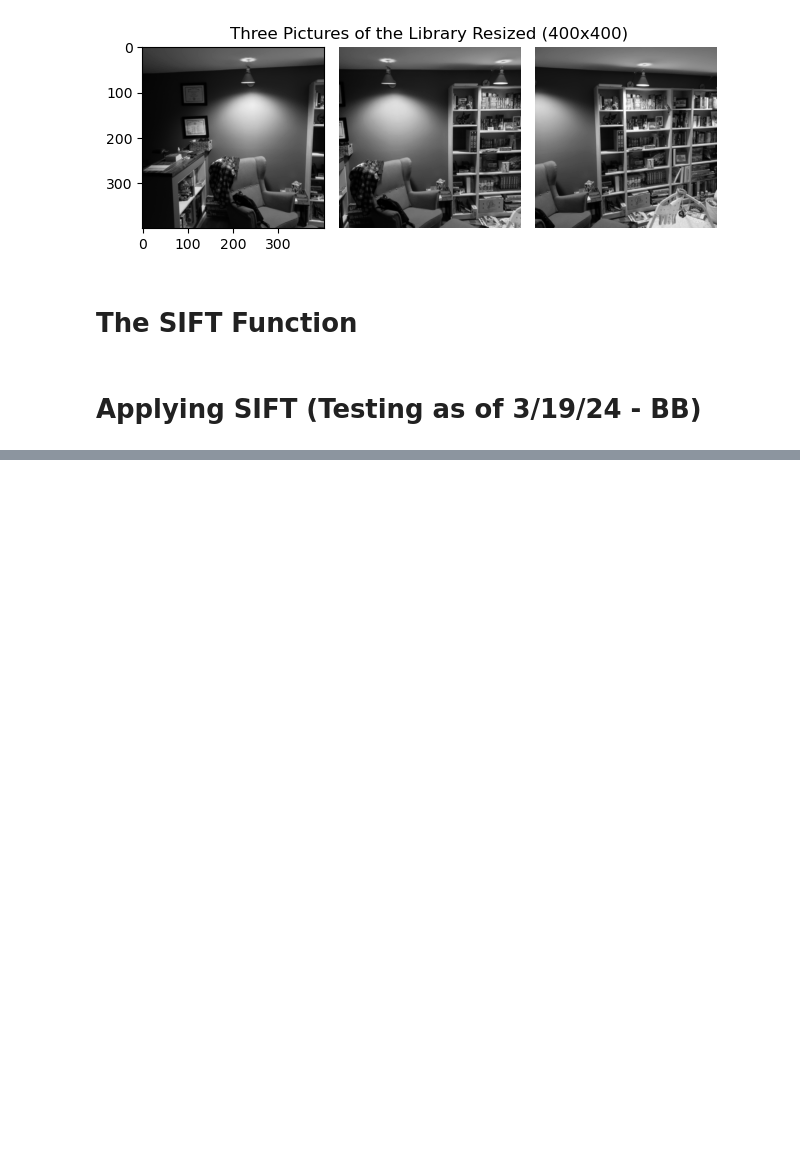
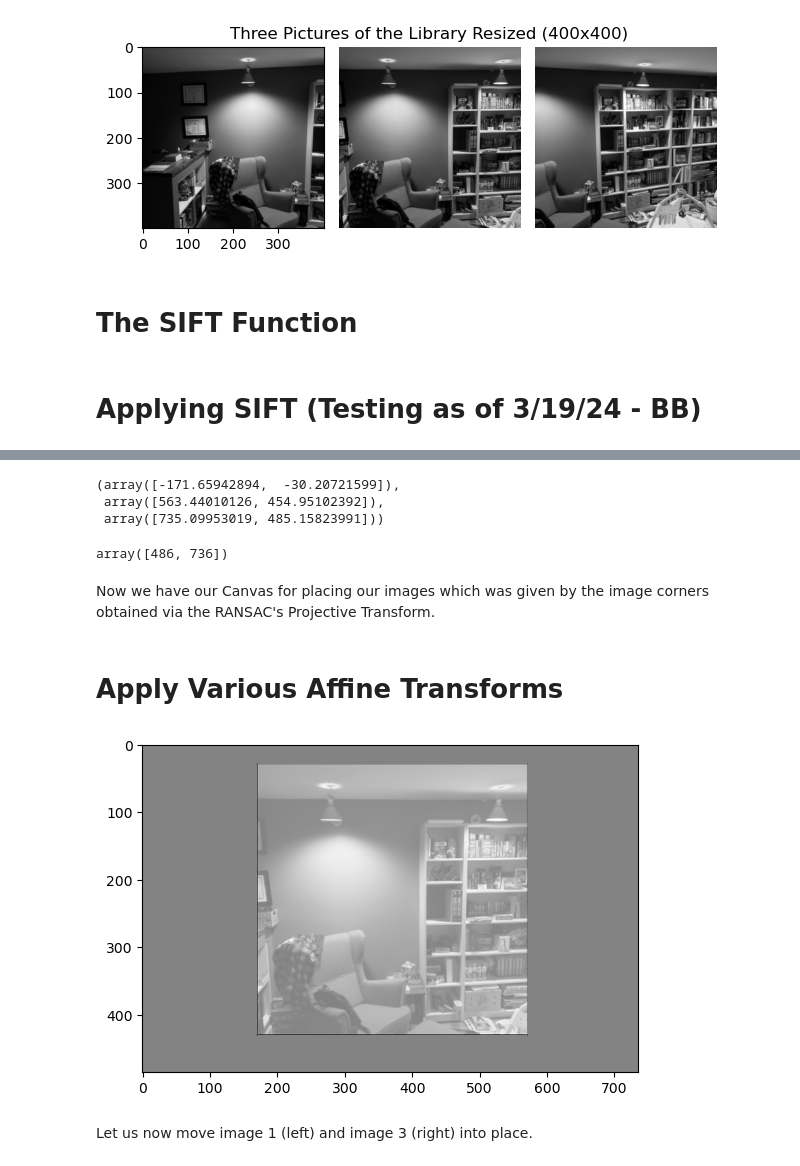
Before and after one commit to BBotzer/AI879, a Jupyter notebook: Week12/Botzer_AI879_HW_Q1_Week12.ipynb, the cells around one changed output, grey strips where cells are left out. Drawn from its saved outputs; the diff is of its cells as text; code cells hidden in the pictures; blank space fills up the shorter version.

```diff
--- a/Week12/Botzer_AI879_HW_Q1_Week12.ipynb
+++ b/Week12/Botzer_AI879_HW_Q1_Week12.ipynb
@@ -347,0 +321,53 @@ array([False, False,  True, False,  True,  True, False,  True, False,
+# %%
+# Stack the matricies so I can look at them via numpy
+corner_set = np.vstack((translate_corners12, im2_corners, translate_corners23))
+# %%
+# Find the minimum and maximum corner positions as well as the general shape
+corner_min = np.min(corner_set, axis=0)
+corner_max= np.max(corner_set, axis=0)
+
+canvas_shape = (corner_max - corner_min)
+corner_min, corner_max, canvas_shape
+# %% [output]
+(array([-171.65942894,  -30.20721599]),
+ array([563.44010126, 454.95102392]),
+ array([735.09953019, 485.15823991]))
+# %%
+# In a more classic annoyance, I know that my image should be wider than tall.
+# I need to swap the canvas_shape array items.  I should also make them ints.
+
+canvas_shape = np.ceil(canvas_shape[::-1]).astype(int)
+canvas_shape
+# %% [output]
+array([486, 736])
+# %% [markdown]
+Now we have our Canvas for placing our images which was given by the image corners obtained via the RANSAC's Projective Transform.
+# %% [markdown]
+# Apply Various Affine Transforms
+# %%
+# I need to move the center image due to the corner_min existing at some projected point.
+# This will shift the middle image to the right and up (- of the negative corner_min values)
+# We have to do this because the projection of the other images may lift them above or below
+# the postion of im2.
+
+# Create the shift
+shift = ski.transform.SimilarityTransform(translation= -corner_min)
+
+# Use the Warp class to apply the transform.
+# NOTE: The warp uses the INVERSE_MAP on the image.  Thus, I'll take the inverse of the shift_im2 transform matrix
+# order=3 corresponds to a bi-cubic interpolation
+# cval= -1 corresponds to values outside the image bounds (we'll use this for masking)
+im2_warp = ski.transform.warp(im2, shift.inverse, order=3, output_shape=canvas_shape, cval=-1)
+
+# It will also be useful to understand where the image is in terms of masking it for later.
+# The -1 value was set by cval above.
+im2_mask = (im2_warp != -1)
+# Set the background from the mask to zero
+im2_warp[~im2_mask] = 0
+# %%
+# We see here now where im2 exists when warped to position on the canvas
+plt.imshow(im2_warp, cmap='gray');
+# %% [output]
+[figure, added]
+# %% [markdown]
+Let us now move image 1 (left) and image 3 (right) into place.
```
Also changed, not shown: parts of 71 cells of this notebook, 3 other files.
